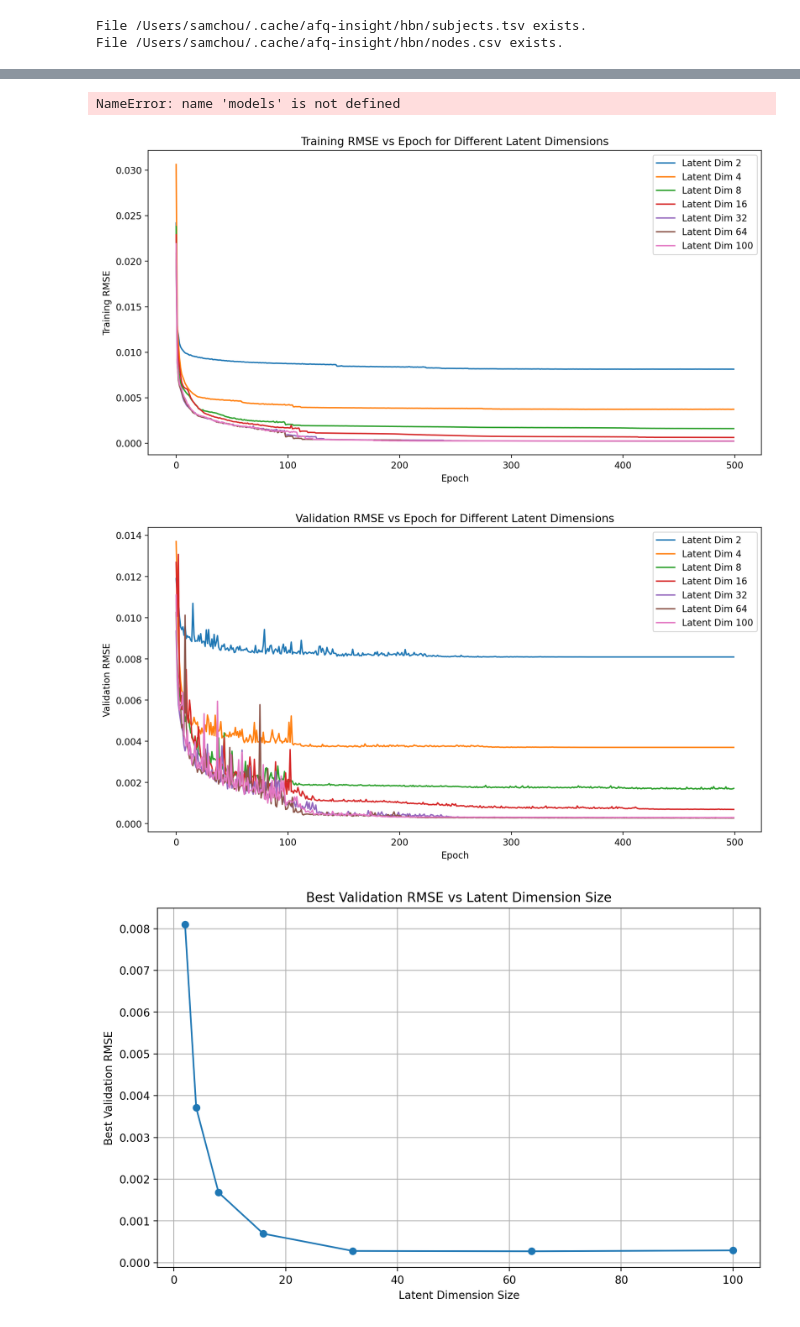
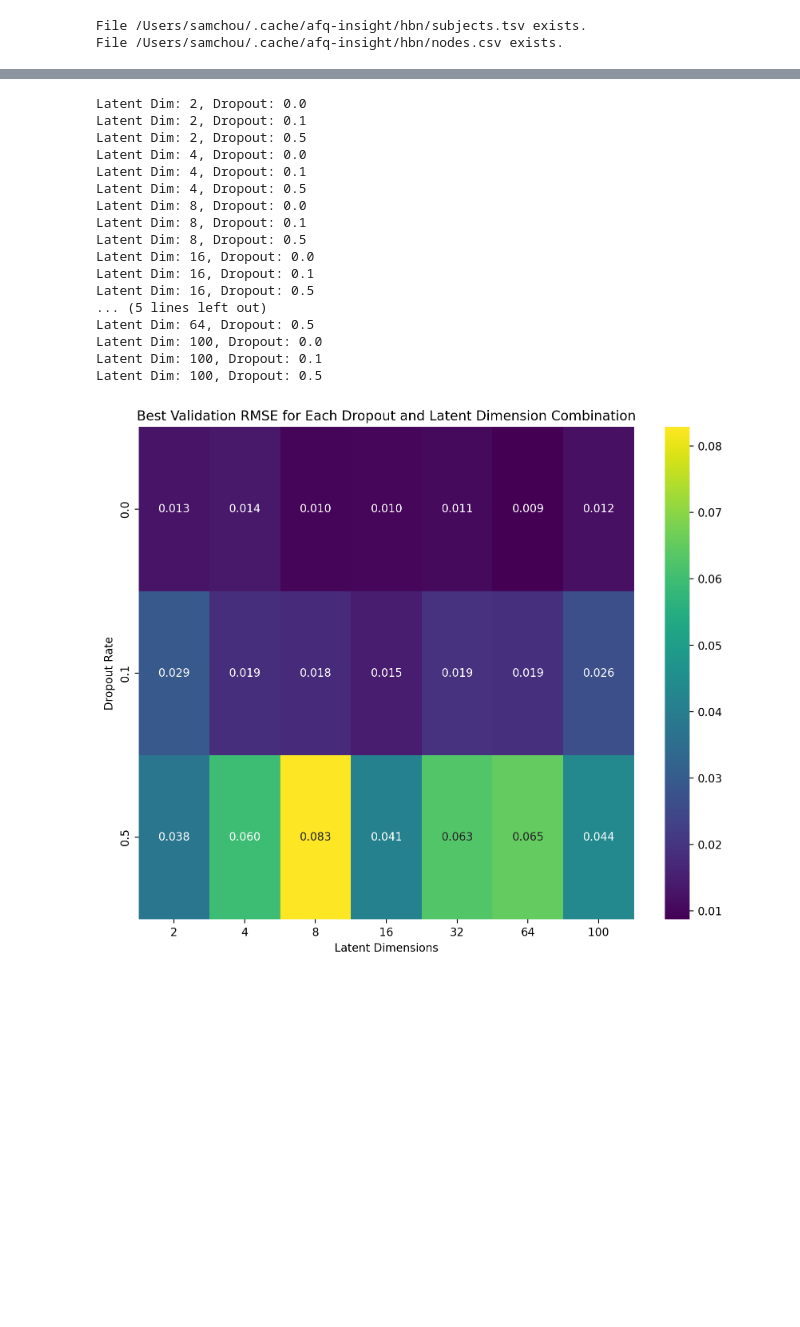
Before and after one commit to EntropyChicken/Asa-Jats-Task-Vectors-On-AFQ-Insight, a Jupyter notebook: ConvAE_Experiments/Non Variational/Fa tracts data/aeconv_combined_fa_flattened.ipynb, the cells around one changed output, grey strips where cells are left out. Saved outputs shown, nothing was run; the diff lists cells and outputs as text; code cells hidden in the pictures; blank space fills up the shorter version.

```diff
--- a/ConvAE_Experiments/Non Variational/Fa tracts data/aeconv_combined_fa_flattened.ipynb
+++ b/ConvAE_Experiments/Non Variational/Fa tracts data/aeconv_combined_fa_flattened.ipynb
@@ -73,32 +87,0 @@ KeyboardInterrupt:
-# %%
-model_with_latent_8 = models[8, 0.1]
-
-# Visualize a reconstruction
-def visualize_reconstruction(model, data_loader):
-    model.eval()
-    with torch.no_grad():
-        # Get a batch of data
-        for x, _ in data_loader:
-            # Take just one sample for visualization
-            sample = x[0:1, 0:1, :].to(device)
-            reconstruction = model(sample)
-
-            # Plot the original and reconstruction
-            plt.figure(figsize=(10, 4))
-            plt.subplot(1, 2, 1)
-            plt.plot(sample.cpu().numpy()[0, 0, :])
-            plt.title("Original")
-
-            plt.subplot(1, 2, 2)
-            plt.plot(reconstruction.cpu().numpy()[0, 0, :])
-            plt.title("Reconstruction")
-
-            plt.tight_layout()
-            plt.show()
-            break
-
-# Visualize a reconstruction from a model with latent dimension 8
-for latent_dim in latent_dims:
-    visualize_reconstruction(models[latent_dim], val_loader)
-# %% [output]
-NameError: name 'models' is not defined
@@ -137,24 +88,48 @@ plt.show()
 # %%
-# Create a DataFrame with rows for dropout and columns for latent_dims
+latent_dims = [2, 4, 8, 16, 32, 64, 100]
+dropout_values = [0.0, 0.1, 0.5]
 df_best_val = pd.DataFrame(index=dropout_values, columns=latent_dims)
 
 # Populate the DataFrame with the best validation RMSE values
 for latent_dim in latent_dims:
     for dropout in dropout_values:
-         best_val_loss = results[(latent_dim, dropout)]["best_val_loss"]
-         df_best_val.loc[dropout, latent_dim] = best_val_loss
+        print(f"Latent Dim: {latent_dim}, Dropout: {dropout}")
+        key = (latent_dim, dropout)
+        if key in results:
+            best_val_loss = results[key]["best_val_rmse"]
+            df_best_val.loc[dropout, latent_dim] = best_val_loss
+        else:
+            print(f"Key {key} not found in results.")
+            # Handle missing key, e.g., set a default value
+            df_best_val.loc[dropout, latent_dim] = np.nan  # or any other default
+
 
 # Convert the values to floats (if they aren't already)
 df_best_val = df_best_val.astype(float)
 
 # Plot the heatmap
 plt.figure(figsize=(10, 8))
 sns.heatmap(df_best_val, annot=True, fmt=".3f", cmap="viridis")
 plt.xlabel("Latent Dimensions")
 plt.ylabel("Dropout Rate")
 plt.title("Best Validation RMSE for Each Dropout and Latent Dimension Combination")
 plt.show()
 # %% [output]
+Latent Dim: 2, Dropout: 0.0
+Latent Dim: 2, Dropout: 0.1
+Latent Dim: 2, Dropout: 0.5
+Latent Dim: 4, Dropout: 0.0
+Latent Dim: 4, Dropout: 0.1
+Latent Dim: 4, Dropout: 0.5
+Latent Dim: 8, Dropout: 0.0
+Latent Dim: 8, Dropout: 0.1
+Latent Dim: 8, Dropout: 0.5
+Latent Dim: 16, Dropout: 0.0
+Latent Dim: 16, Dropout: 0.1
+Latent Dim: 16, Dropout: 0.5
+... (5 lines left out)
+Latent Dim: 64, Dropout: 0.5
+Latent Dim: 100, Dropout: 0.0
+Latent Dim: 100, Dropout: 0.1
+Latent Dim: 100, Dropout: 0.5
-[figure, old version]
+[figure, new version]
-[figure, removed]
-[figure, removed]
```
Also changed, not shown: parts of 4 cells of this notebook, 9 other files.
